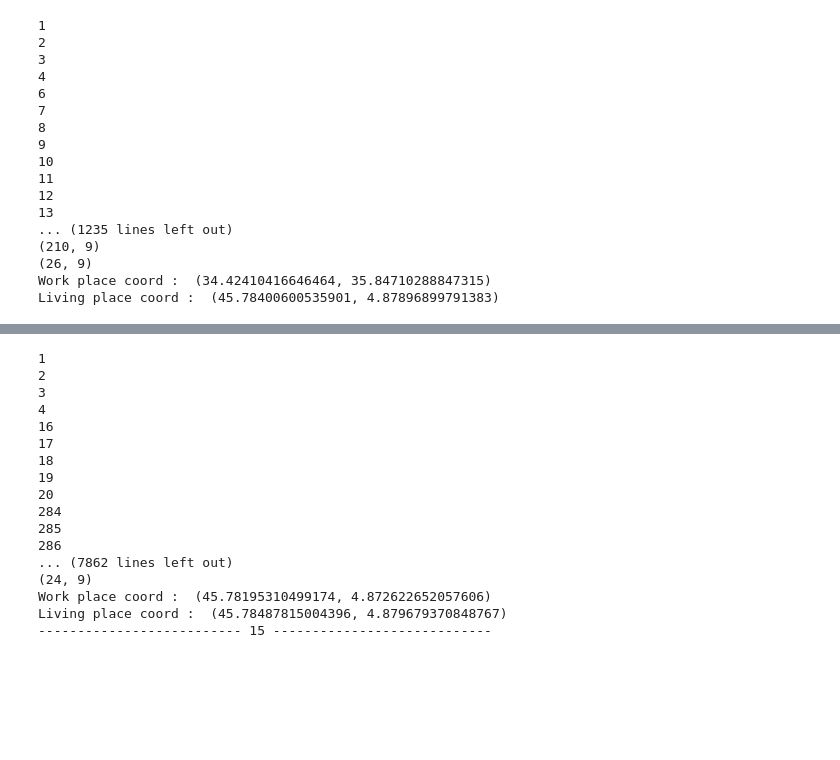
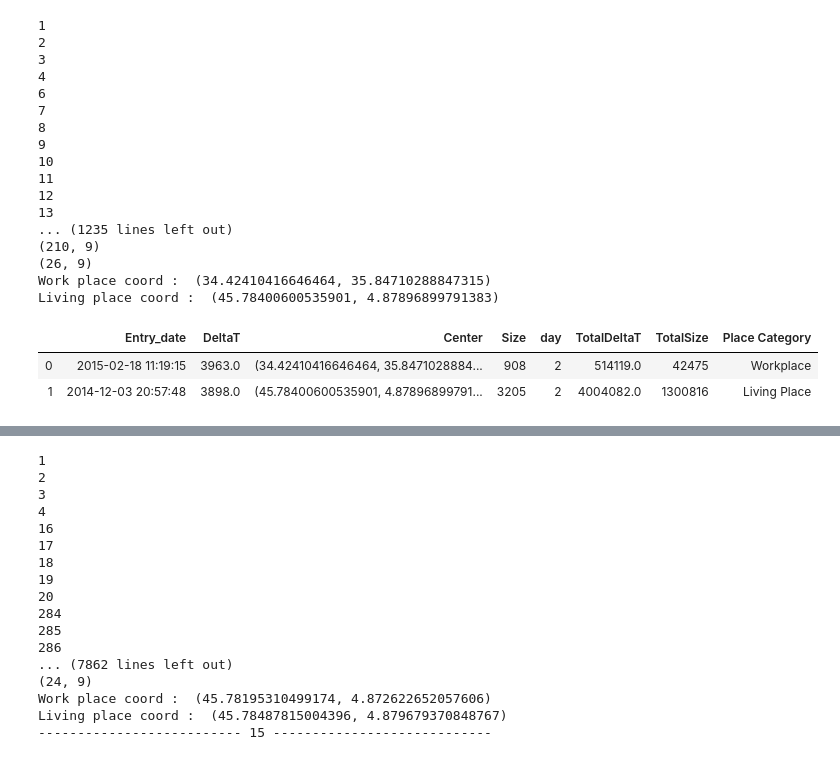
Before and after one commit to lpape96/OT6, a Jupyter notebook: notebooks/Untitled.ipynb, the cells around one changed output, grey strips where cells are left out. Drawn from its saved outputs; the diff is of its cells as text; code cells hidden in the pictures; blank space fills up the shorter version.

```diff
--- a/notebooks/Untitled.ipynb
+++ b/notebooks/Untitled.ipynb
@@ -229,6 +229,12 @@ places_user2 = findPlace(poi_user2)
 (26, 9)
 Work place coord :  (34.42410416646464, 35.84710288847315)
 Living place coord :  (45.78400600535901, 4.87896899791383)
+# %%
+places_user2
+# %% [output]
+|  | Entry_date | DeltaT | Center | Size | day | TotalDeltaT | TotalSize | Place Category |
+| 0 | 2015-02-18 11:19:15 | 3963.0 | (34.42410416646464, 35.8471028884... | 908 | 2 | 514119.0 | 42475 | Workplace |
+| 1 | 2014-12-03 20:57:48 | 3898.0 | (45.78400600535901, 4.87896899791... | 3205 | 2 | 4004082.0 | 1300816 | Living Place |
 # %%
 def areColleagues (lat1,lng1,lat2,lng2):
     max_dist=100 #distance maximale entre 2 coordonnees de travail pour dire si 2 personnes travaillent au meme endroit
```
Also changed, not shown: parts of 3 cells of this notebook, 1 other file.
